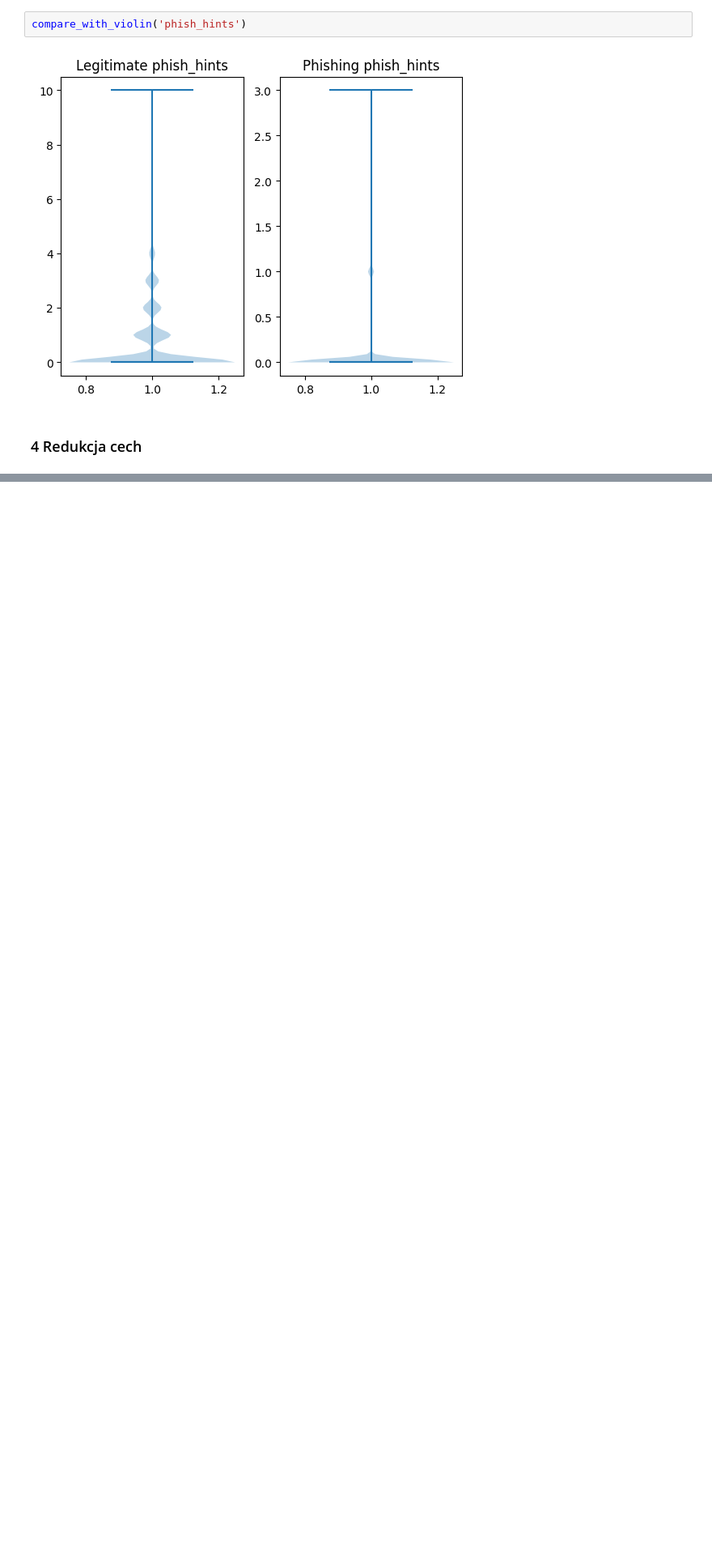
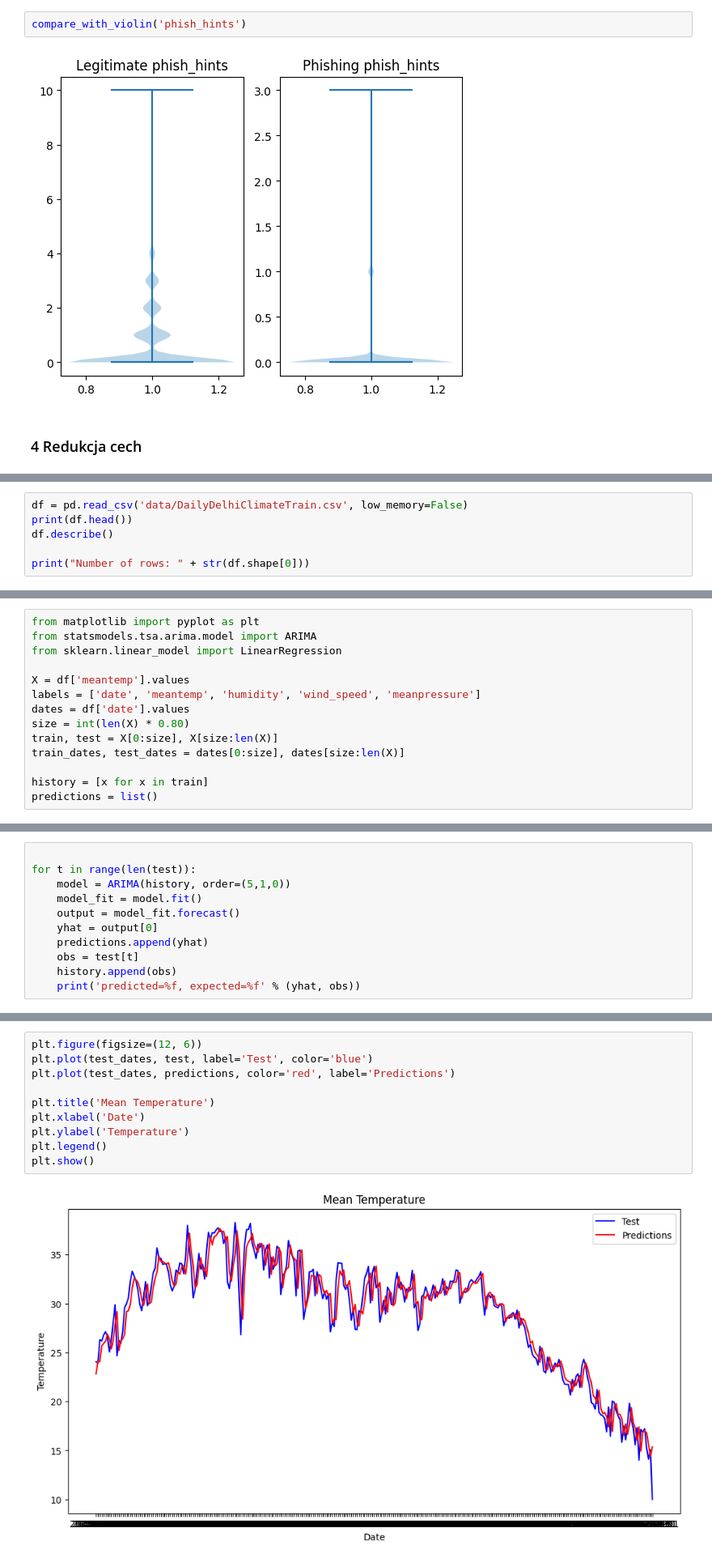
Before and after one commit to craksys/PWR-phishing-link-dataset-hamster, a Jupyter notebook: summary.ipynb, the cells around one changed output, grey strips where cells are left out. Shown: that part at 81% size. Saved outputs shown, nothing was run; the diff lists cells and outputs as text; blank space fills up the shorter version.

```diff
--- a/summary.ipynb
+++ b/summary.ipynb
@@ -175,0 +178,6 @@ compare_with_violin('phish_hints')
+# %%
+df = pd.read_csv('data/DailyDelhiClimateTrain.csv', low_memory=False)
+print(df.head())
+df.describe()
+
+print("Number of rows: " + str(df.shape[0]))
@@ -175,0 +198,14 @@ compare_with_violin('phish_hints')
+# %%
+from matplotlib import pyplot as plt
+from statsmodels.tsa.arima.model import ARIMA
+from sklearn.linear_model import LinearRegression
+
+X = df['meantemp'].values
+labels = ['date', 'meantemp', 'humidity', 'wind_speed', 'meanpressure']
+dates = df['date'].values
+size = int(len(X) * 0.80)
+train, test = X[0:size], X[size:len(X)]
+train_dates, test_dates = dates[0:size], dates[size:len(X)]
+
+history = [x for x in train]
+predictions = list()
@@ -175,0 +215,11 @@ compare_with_violin('phish_hints')
+# %%
+
+for t in range(len(test)):
+    model = ARIMA(history, order=(5,1,0))
+    model_fit = model.fit()
+    output = model_fit.forecast()
+    yhat = output[0]
+    predictions.append(yhat)
+    obs = test[t]
+    history.append(obs)
+    print('predicted=%f, expected=%f' % (yhat, obs))
@@ -175,0 +246,12 @@ compare_with_violin('phish_hints')
+# %%
+plt.figure(figsize=(12, 6))
+plt.plot(test_dates, test, label='Test', color='blue')
+plt.plot(test_dates, predictions, color='red', label='Predictions')
+
+plt.title('Mean Temperature')
+plt.xlabel('Date')
+plt.ylabel('Temperature')
+plt.legend()
+plt.show()
+# %% [output]
+[figure, added]
```
Also changed, not shown: parts of 12 cells of this notebook.
